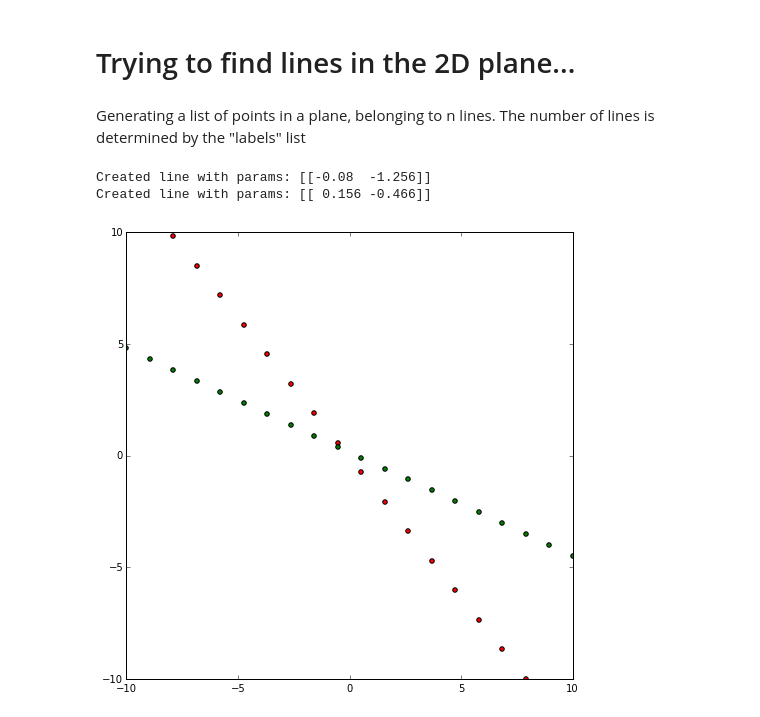
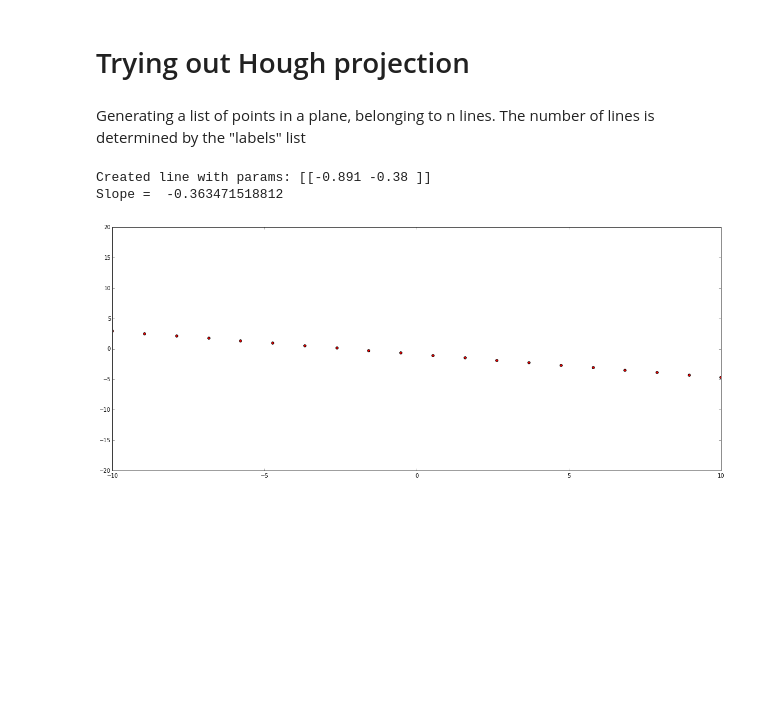
Before and after one commit to bcouturi/TestNotebooks, a Jupyter notebook: Hough.ipynb, the cells around one changed output. Cells and saved outputs as stored; diff of their text form; code cells hidden in the pictures; blank space fills up the shorter version.

Commit message:
Added Hough example

```diff
--- a/Hough.ipynb
+++ b/Hough.ipynb
@@ -1,12 +1,12 @@
-# %% [markdown]
-# Trying to find lines in the 2D plane...
+# %% [markdown]
+# Trying out Hough projection
 # %%
 # Global imports and settings (from Gilles)
 
 # Matplotlib
 %matplotlib inline
 from matplotlib import pyplot as plt
-plt.rcParams["figure.figsize"] = (8, 8)
+plt.rcParams["figure.figsize"] = (20, 8)
 plt.rcParams["figure.max_open_warning"] = -1
 
 # Print options
@@ -26,6 +26,7 @@ def createLine():
 
     p = (np.random.rand(1,2) -0.5) * 5
     print "Created line with params:", p
+    print  "Slope = ", np.arctan(p[0,1])
     x = np.linspace(-10, 10, 20)
     y = p[0,0] + x * p[0,1]
 
@@ -56,23 +57,23 @@ def createTrackSet(labels):
     return X, y
 
 # Creating our data sets
-labels = [ "r", "g"]
+labels = [ "r"]
 X, y = createTrackSet(labels)
 # %% [output]
-Created line with params: [[-0.08  -1.256]]
-Created line with params: [[ 0.156 -0.466]]
+Created line with params: [[-0.891 -0.38 ]]
+Slope =  -0.363471518812
 # %%
 # Printing our tracks to check...
 for label in labels:
     mask = (y == label)
     plt.scatter(X[mask, 0], X[mask, 1], c=label)
 plt.xlim(-10, 10)
-plt.ylim(-10, 10)
+plt.ylim(-20, 20)
 plt.axis('on')
 plt.savefig("lines.png")
 plt.show()
 # %% [output]
-[figure, old version]
+[figure, new version]
 # %%
 def dist(alpha, xa, ya):
     x = np.sin(alpha) * (xa * np.sin(alpha) - ya * np.cos(alpha))
```
Also changed, not shown: parts of 3 cells of this notebook.
